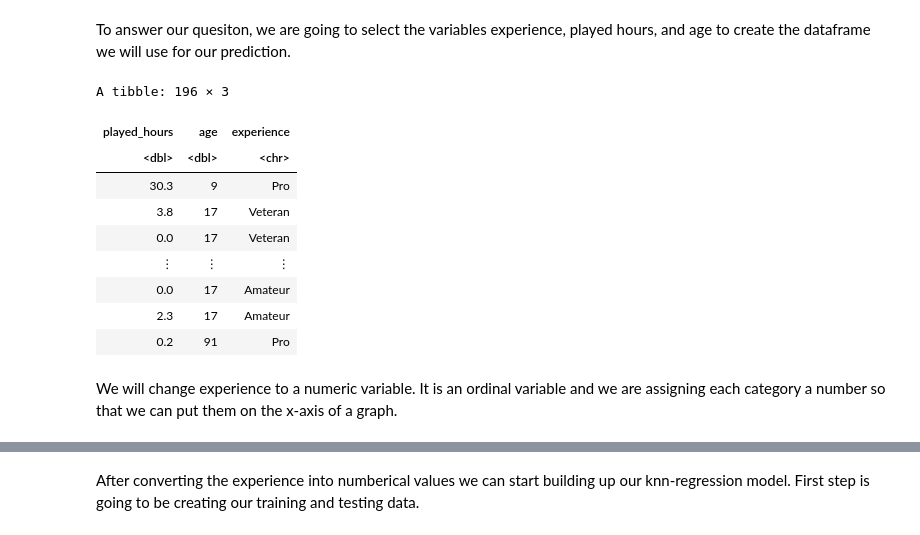
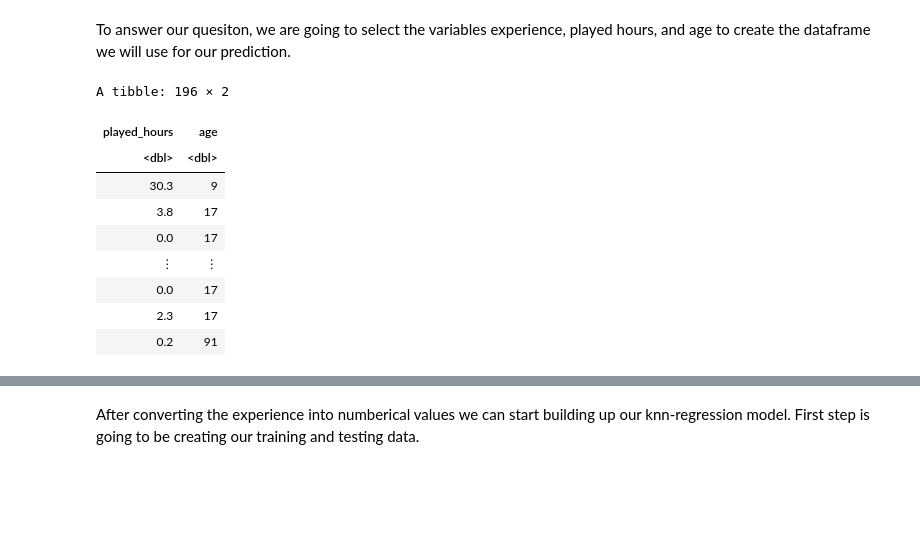
Before and after one commit to alicezh12/Project-Final-Report, a Jupyter notebook: final_project.ipynb, the cells around one changed output, grey strips where cells are left out. Drawn from its saved outputs; the diff is of its cells as text; code cells hidden in the pictures; blank space fills up the shorter version.

```diff
--- a/final_project.ipynb
+++ b/final_project.ipynb
@@ -88,20 +88,17 @@ dbl (2): original_start_time, original_end_time
 To answer our quesiton, we are going to select the variables experience, played hours, and age to create the dataframe we will use for our prediction.
 # %%
 players_select <- players |>
-    select(played_hours, age, experience)
+    select(played_hours, age)
 
 players_select
 # %% [output]
-A tibble: 196 × 3
+A tibble: 196 × 2
-| played_hours | age | experience |
-| <dbl> | <dbl> | <chr> |
-| 30.3 | 9 | Pro |
-| 3.8 | 17 | Veteran |
-| 0.0 | 17 | Veteran |
-| ⋮ | ⋮ | ⋮ |
-| 0.0 | 17 | Amateur |
-| 2.3 | 17 | Amateur |
-| 0.2 | 91 | Pro |
+| played_hours | age |
+| <dbl> | <dbl> |
+| 30.3 | 9 |
+| 3.8 | 17 |
+| 0.0 | 17 |
+| ⋮ | ⋮ |
+| 0.0 | 17 |
+| 2.3 | 17 |
+| 0.2 | 91 |
-# %% [markdown]
-We will change experience to a numeric variable. It is an ordinal variable and we are assigning each category a number so that
-we can put them on the x-axis of a graph.
```
Also changed, not shown: parts of 6 cells of this notebook.
